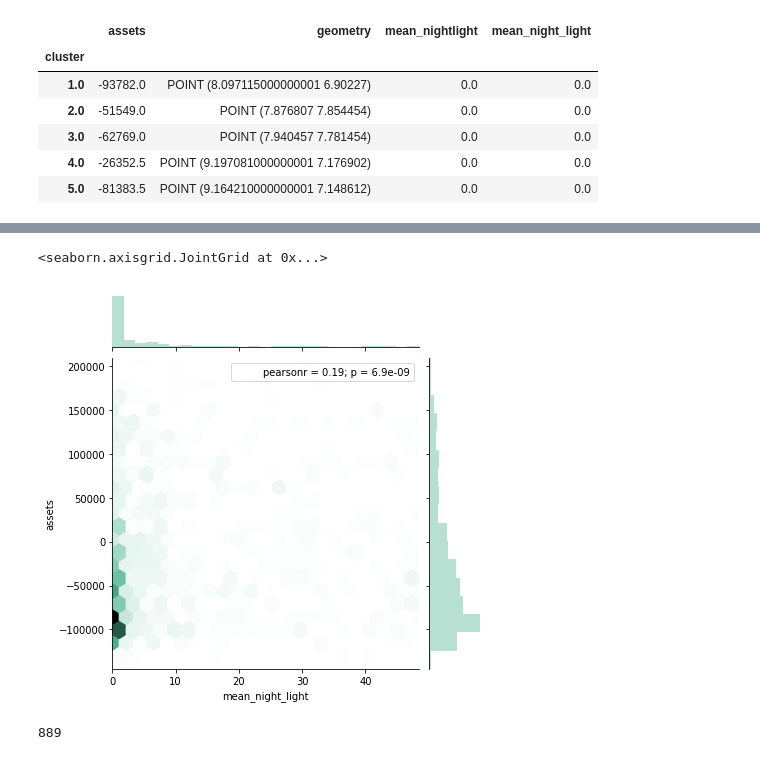
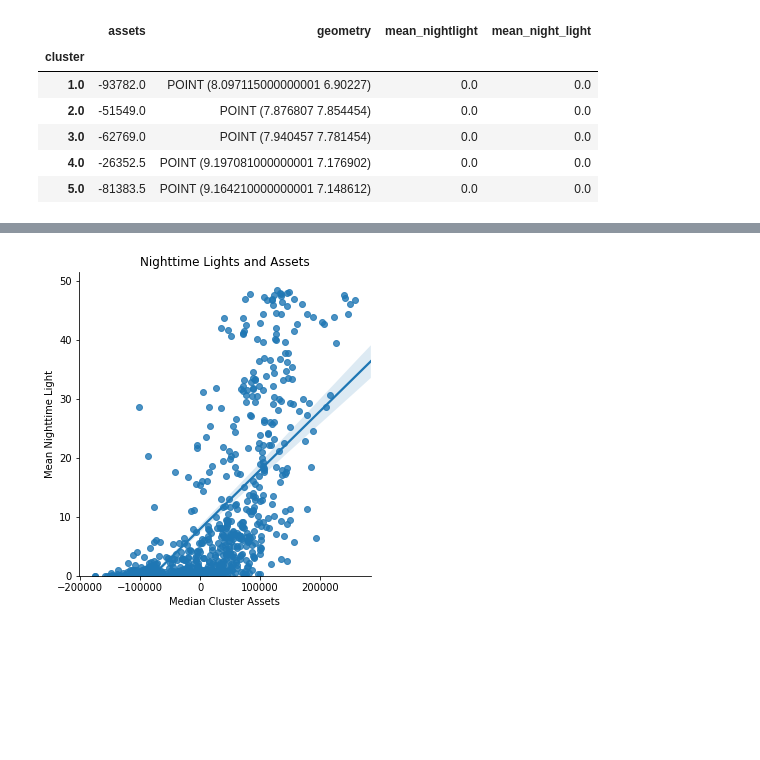
Before and after one commit to dillongardner/PyDataSpatialAnalysis, a Jupyter notebook: examples/Nigeria Nighlights.ipynb, the cells around one changed output, grey strips where cells are left out. Saved outputs shown, nothing was run; the diff lists cells and outputs as text; code cells hidden in the pictures; blank space fills up the shorter version.

```diff
--- a/examples/Nigeria Nighlights.ipynb
+++ b/examples/Nigeria Nighlights.ipynb
@@ -269,9 +259,10 @@ ax = sns.lmplot(y='mean_night_light', x='assets', data=tmp)
-# %%
-sns.jointplot(tmp.mean_night_light, tmp.assets, kind="hex", color="#4CB391")
-# %% [output]
-<seaborn.axisgrid.JointGrid at 0x...>
-[figure, removed]
-# %%
-tmp.cluster.nunique()
-# %% [output]
-889
+# %%
+asset_plot = sns.lmplot(y='mean_night_light', x='assets', data=clusters)
+ax = asset_plot.axes[0,0]
+ax.set_ylim(-0,)
+ax.set_ylabel('Mean Nighttime Light')
+ax.set_title('Nighttime Lights and Assets')
+ax.set_xlabel('Median Cluster Assets')
+asset_plot.savefig('/Users/dillon/Desktop/assets.png')
+# %% [output]
+[figure, added]
```
Also changed, not shown: parts of 4 cells of this notebook.
